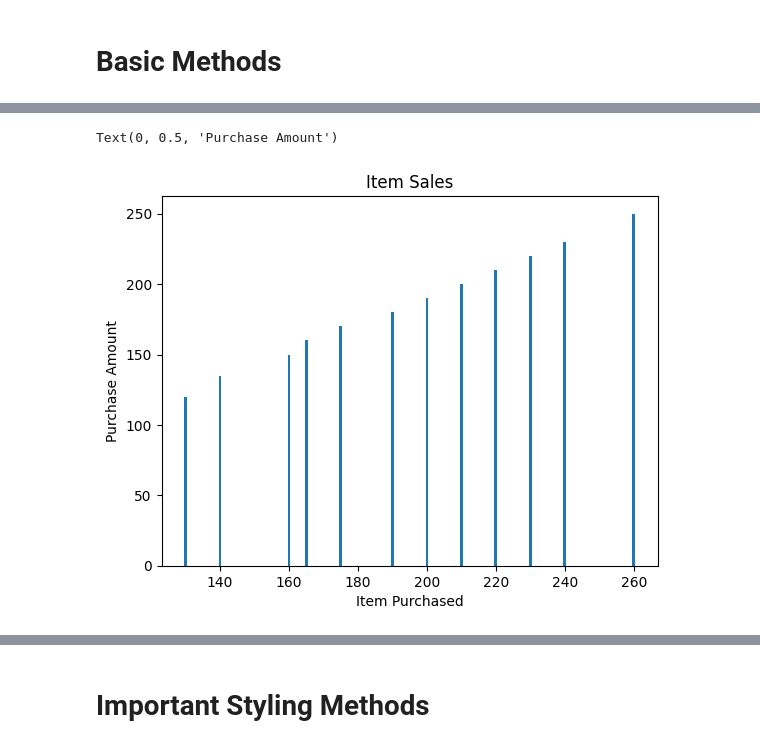
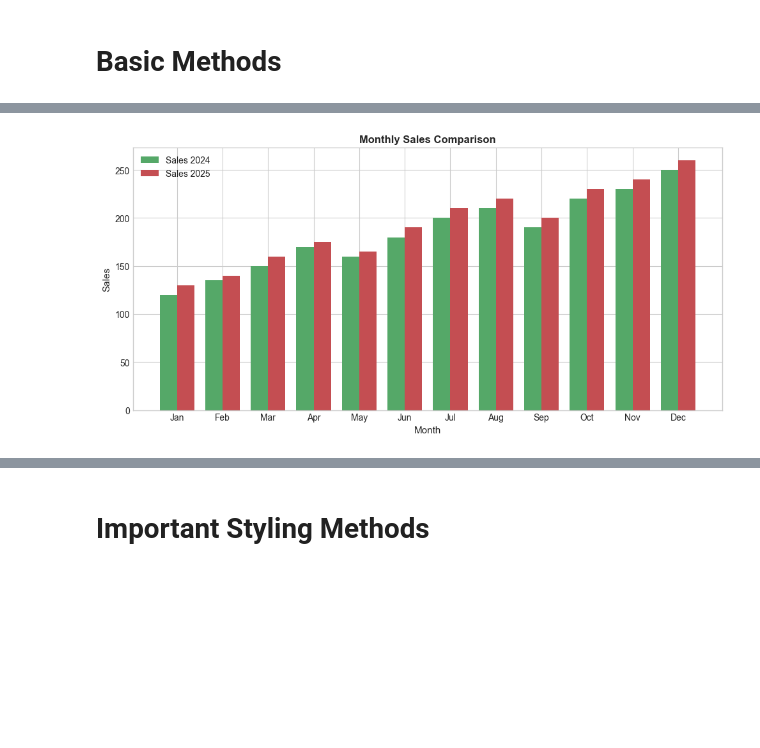
Before and after one commit to T-REX-C0DER/Data-Visualization-with-Python, a Jupyter notebook: Matplotlib.ipynb, the cells around one changed output, grey strips where cells are left out. Drawn from its saved outputs; the diff is of its cells as text; code cells hidden in the pictures; blank space fills up the shorter version.

```diff
--- a/Matplotlib.ipynb
+++ b/Matplotlib.ipynb
@@ -3,6 +3,11 @@ import numpy as np
 import pandas as pd
 import matplotlib.pyplot as plt
 import matplotlib.image as mpimg
+
+plt.style.use('seaborn-v0_8-whitegrid')
+plt.rcParams['figure.figsize'] = (10, 5)
+plt.rcParams['axes.titleweight'] = 'bold'
+plt.rcParams['axes.labelsize'] = 11
 # %% [markdown]
 # MATPLOTLIB
 # %%
@@ -85,9 +97,16 @@ Text(0, 0.5, 'Purchase Amount')
 # %%
-plt.bar(df["Sales_2025"] , df["Sales_2024"])
-plt.title("Item Sales")
-plt.xlabel("Item Purchased")
-plt.ylabel("Purchase Amount")
+plt.figure(figsize=(10, 5))
+x = np.arange(len(df['Month']))
+w = 0.38
+plt.bar(x - w/2, df['Sales_2024'], width=w, label='Sales 2024', color='#55A868')
+plt.bar(x + w/2, df['Sales_2025'], width=w, label='Sales 2025', color='#C44E52')
+plt.xticks(x, df['Month'])
+plt.title('Monthly Sales Comparison')
+plt.xlabel('Month')
+plt.ylabel('Sales')
+plt.legend()
+plt.tight_layout()
+plt.show()
 # %% [output]
-Text(0, 0.5, 'Purchase Amount')
-[figure, old version]
+[figure, new version]
 # %%
```
Also changed, not shown: parts of 10 cells of this notebook, 3 other files.
